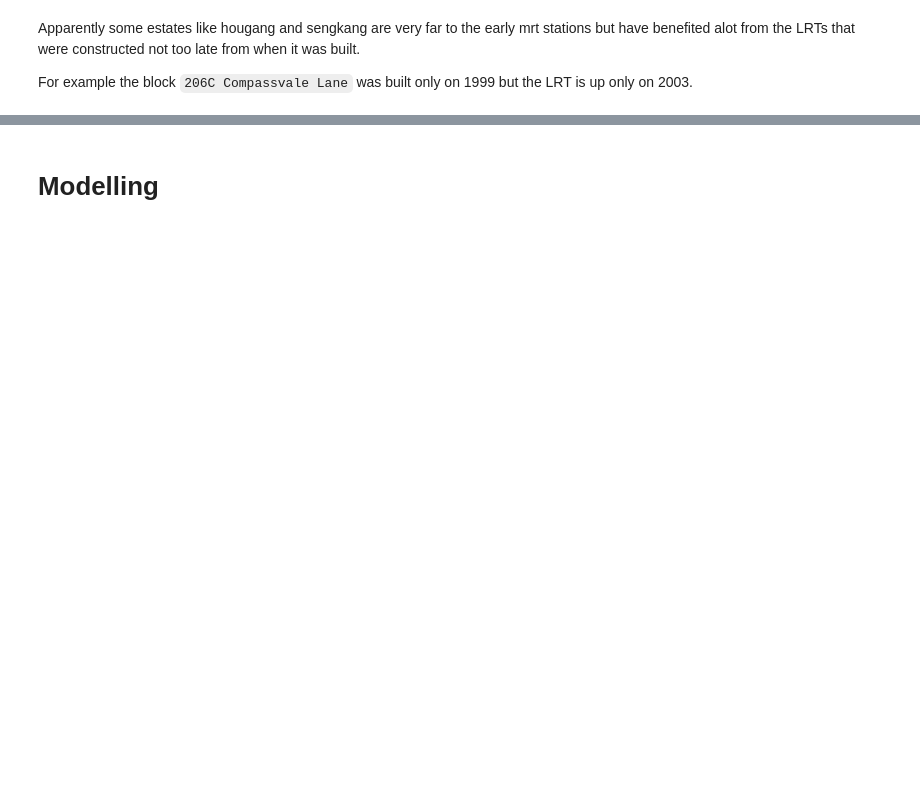
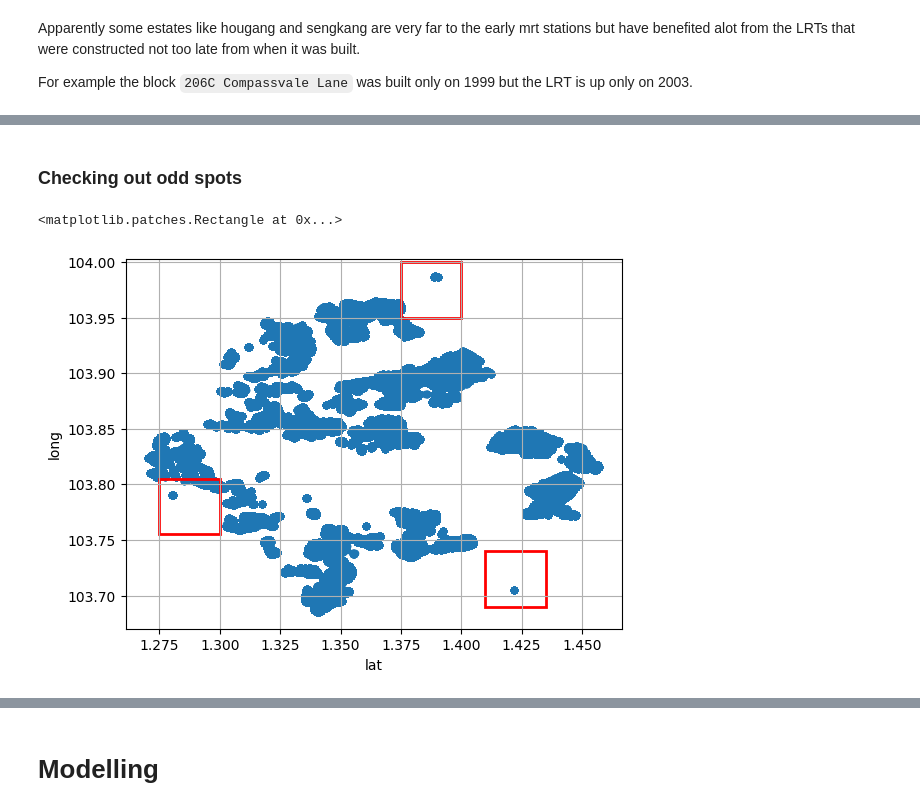
Before and after one commit to ChngYuanLongRandy/Predicting_HDB_Prices_withMRT_Dist, a Jupyter notebook: eda.ipynb, the cells around one changed output, grey strips where cells are left out. Cells and saved outputs as stored; diff of their text form; code cells hidden in the pictures; blank space fills up the shorter version.

```diff
--- a/eda.ipynb
+++ b/eda.ipynb
@@ -988,0 +1289,4 @@ For example the block `206C Compassvale Lane` was built only on 1999 but the LRT
+# %%
+unique_address_geo_pd_valid_mrt.columns = ('address', 'full_address','lat','long','nearest_mrt','nearest_distance_to_mrt')
+# %%
+post2000_hdb_valid_w_geo = post2000_hdb_valid.merge(unique_address_geo_pd_valid_mrt, left_on='address', right_on='address')
@@ -988,0 +1297,2 @@ For example the block `206C Compassvale Lane` was built only on 1999 but the LRT
+# %%
+df_combined_geo = pd.concat([post2000_hdb_valid_w_geo, pre2000_hdb_valid_w_geo], axis=0)
@@ -988,0 +1303,2 @@ For example the block `206C Compassvale Lane` was built only on 1999 but the LRT
+# %%
+df_combined_geo.drop(columns='_id', inplace=True)
@@ -988,0 +1314,17 @@ For example the block `206C Compassvale Lane` was built only on 1999 but the LRT
+# %% [markdown]
+### Checking out odd spots
+# %%
+import matplotlib.pyplot as plt
+import matplotlib.patches as patches
+df_combined_geo.plot(x='lat',y='long', kind='scatter', grid=True)
+#rect1 = patches.Rectangle((1.3,103.63), 0.025, 0.05, linewidth=2, edgecolor='r', facecolor='none')
+rect2 = patches.Rectangle((1.41,103.69), 0.025, 0.05, linewidth=2, edgecolor='r', facecolor='none')
+rect3 = patches.Rectangle((1.375,103.95), 0.025, 0.05, linewidth=2, edgecolor='r', facecolor='none')
+rect4 = patches.Rectangle((1.275,103.755), 0.025, 0.05, linewidth=2, edgecolor='r', facecolor='none')
+#plt.gca().add_patch(rect1)
+plt.gca().add_patch(rect2)
+plt.gca().add_patch(rect3)
+plt.gca().add_patch(rect4)
+# %% [output]
+<matplotlib.patches.Rectangle at 0x...>
+[figure, added]
```
Also changed, not shown: parts of 209 cells of this notebook, 11 other files.
